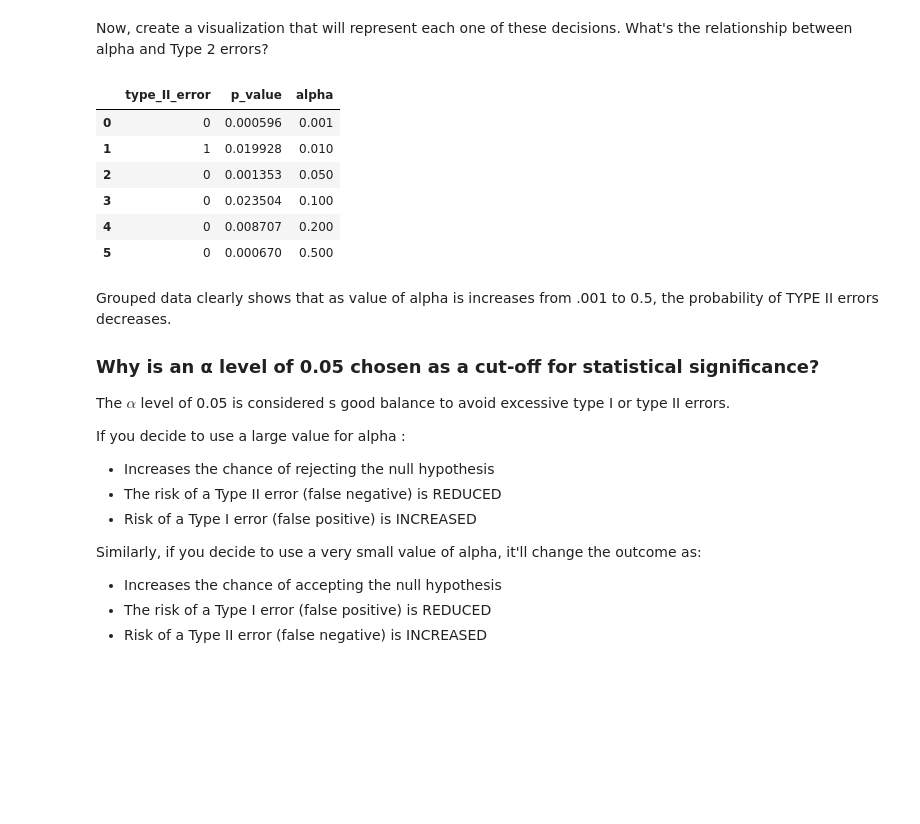
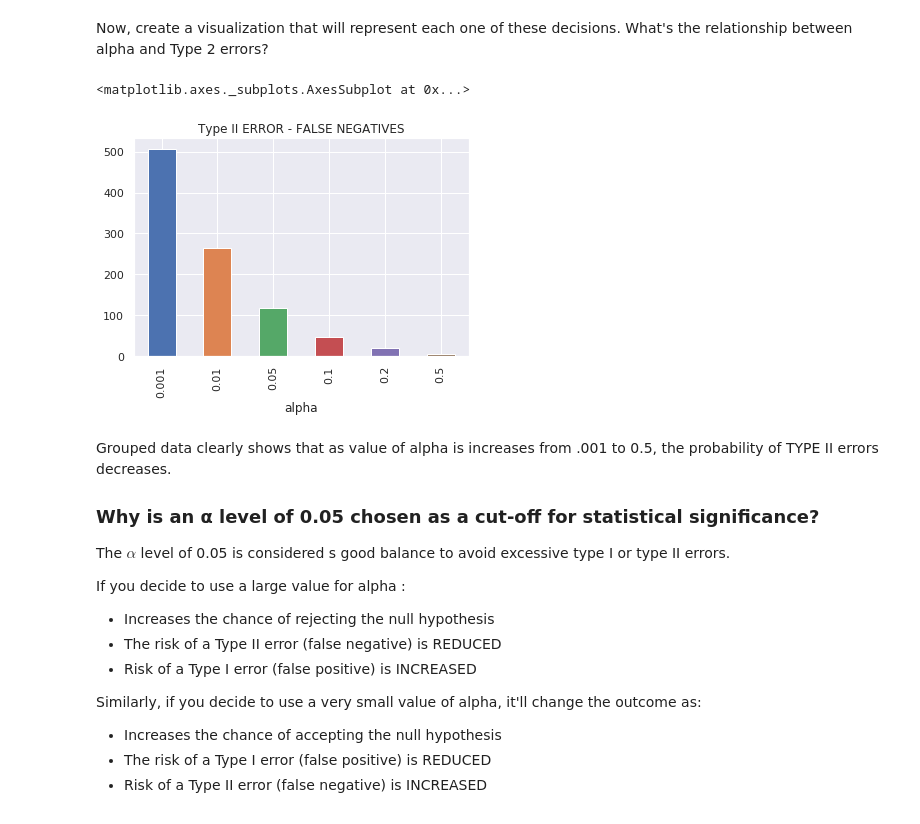
Before and after one commit to bl419cam/dsc-type-1-and-2-error-lab-seattle-ds-062419, a Jupyter notebook: index.ipynb, the cells around one changed output. Drawn from its saved outputs; the diff is of its cells as text; code cells hidden in the pictures; blank space fills up the shorter version.

```diff
--- a/index.ipynb
+++ b/index.ipynb
@@ -276,19 +276,14 @@ Now, create a visualization that will represent each one of these decisions. Wha
 # %%
 pop = np.random.normal(100, 20, 1000)
 pop2 = np.random.normal(110, 20, 1000)
 num_tests = 1000
 alpha_set = [0.001, 0.01, 0.05, 0.1, 0.2, 0.5]
 sig_tests_2 = type_2_error(pop,pop2,num_tests,alpha_set)
-#group_error2 = sig_tests_2.groupby('alpha')['type_II_error'].sum()
-#group_error2.plot.bar(title = "Type II ERROR - FALSE NEGATIVES")
+group_error2 = sig_tests_2.groupby('alpha')['type_II_error'].sum()
+group_error2.plot.bar(title = "Type II ERROR - FALSE NEGATIVES")
 # %% [output]
-|  | type_II_error | p_value | alpha |
-| 0 | 0 | 0.000596 | 0.001 |
-| 1 | 1 | 0.019928 | 0.010 |
-| 2 | 0 | 0.001353 | 0.050 |
-| 3 | 0 | 0.023504 | 0.100 |
-| 4 | 0 | 0.008707 | 0.200 |
-| 5 | 0 | 0.000670 | 0.500 |
+<matplotlib.axes._subplots.AxesSubplot at 0x...>
+[figure, added]
 # %% [markdown]
 Grouped data clearly shows that as value of alpha is increases from .001 to 0.5, the probability of TYPE II errors decreases.
 
```
